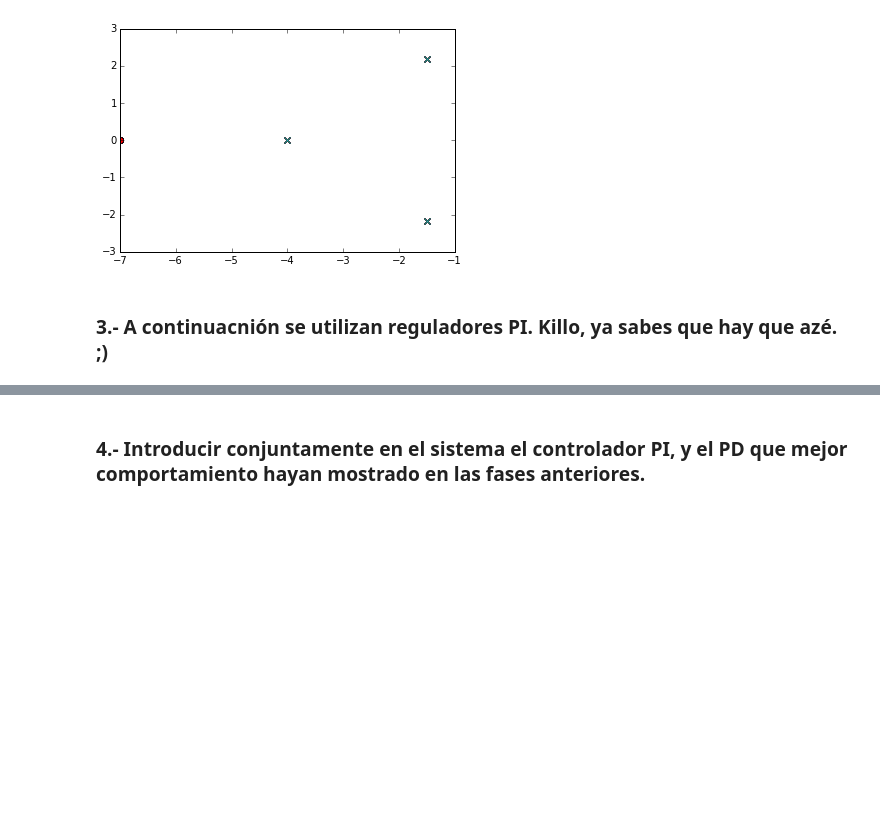
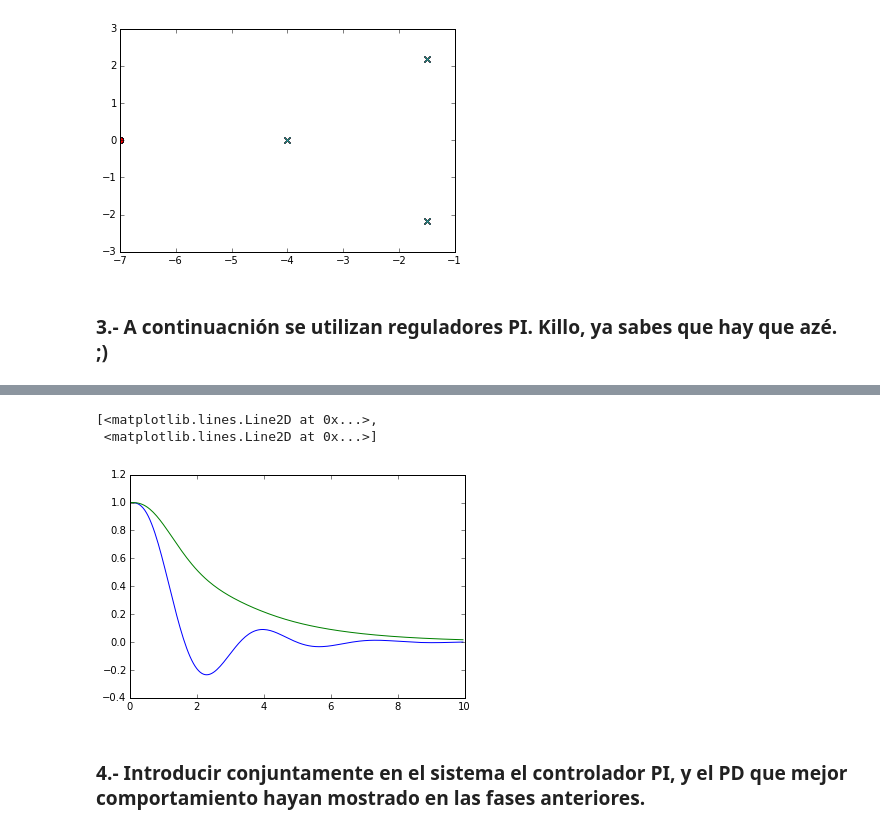
Before and after one commit to estevaofv/apuntes_automatica_II, a Jupyter notebook: practica_02.ipynb, the cells around one changed output, grey strips where cells are left out. Cells and saved outputs as stored; diff of their text form; code cells hidden in the pictures; blank space fills up the shorter version.

```diff
--- a/practica_02.ipynb
+++ b/practica_02.ipynb
@@ -289,3 +290,14 @@ plt.plot(x2,y2)
+# %%
+#err_PI_1=error(NFTLA1,sensor)
+x1,y1 = signal.step2(err_PI_1,T=np.arange(0,10,0.05))
+#err_PI_2 = error(NFTLA2,sensor)
+x2,y2 = signal.step2(err_PI_2,T=np.arange(0,10,0.05))
+#,T=np.arange(0,3.8,0.05)
+plt.plot(x1,y1,x2,y2)
+# %% [output]
+[<matplotlib.lines.Line2D at 0x...>,
+ <matplotlib.lines.Line2D at 0x...>]
+[figure, added]
 # %% [markdown]
 ### 4.- Introducir conjuntamente en el sistema el controlador PI, y el PD que mejor comportamiento hayan mostrado en las fases anteriores.
 # %%
```
Also changed, not shown: parts of 8 cells of this notebook, 14 other files.
